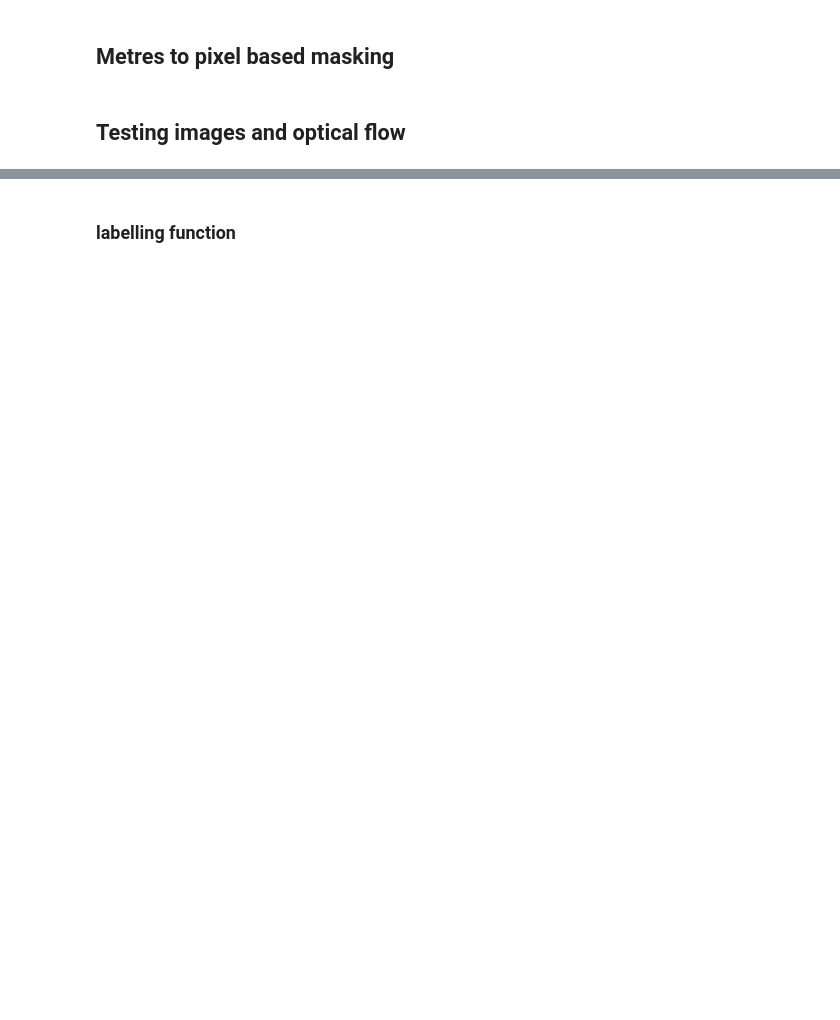
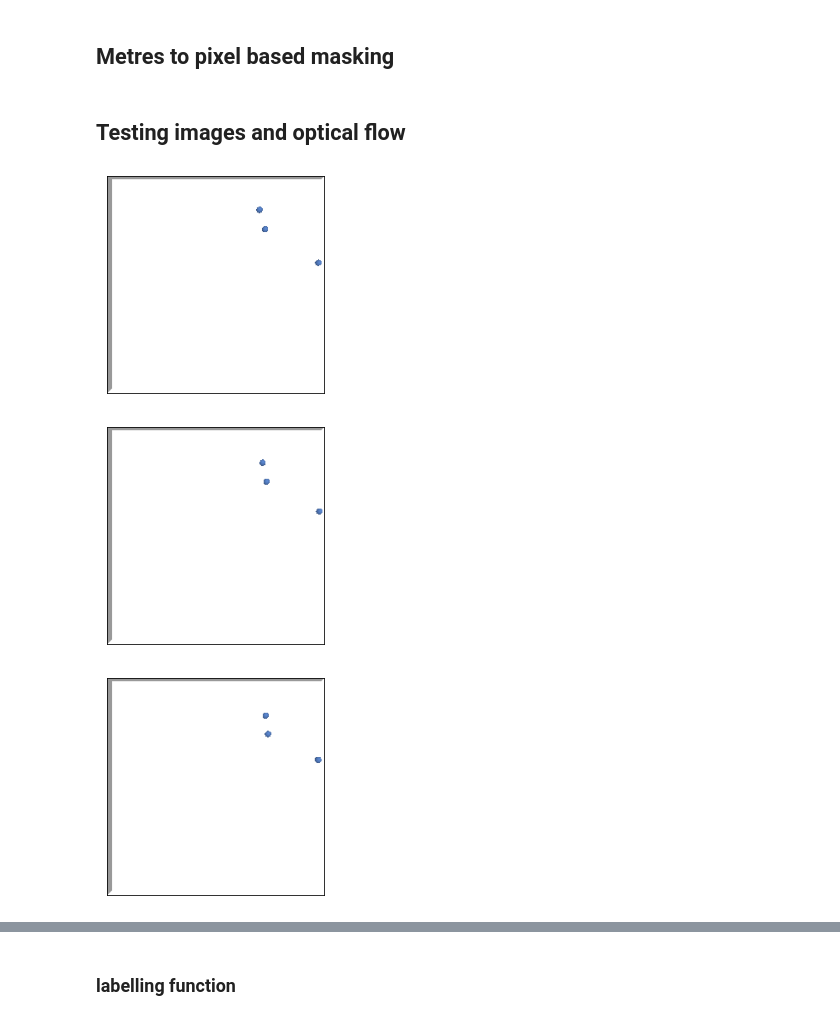
Before and after one commit to J0HNN7G/vda, a Jupyter notebook: experimental.ipynb, the cells around one changed output, grey strips where cells are left out. Cells and saved outputs as stored; diff of their text form; code cells hidden in the pictures; blank space fills up the shorter version.

```diff
--- a/experimental.ipynb
+++ b/experimental.ipynb
@@ -99,6 +143,11 @@ q = np.arctan(256.0 / focal_length) * 2 * 180 / np.pi
 # %% [markdown]
 ## Testing images and optical flow
 # %%
-for i in range(len(output['img_data'][0])):
-    show_imgs([output['img_data'][0, i]])
+output = iterator_train.next()
+for i in range(len(output[0]['img_data'][0])):
+    show_imgs([output[0]['img_data'][0,i]])
+# %% [output]
+[figure, added]
+[figure, added]
+[figure, added]
 # %%
```
Also changed, not shown: parts of 12 cells of this notebook, 41 other files.
